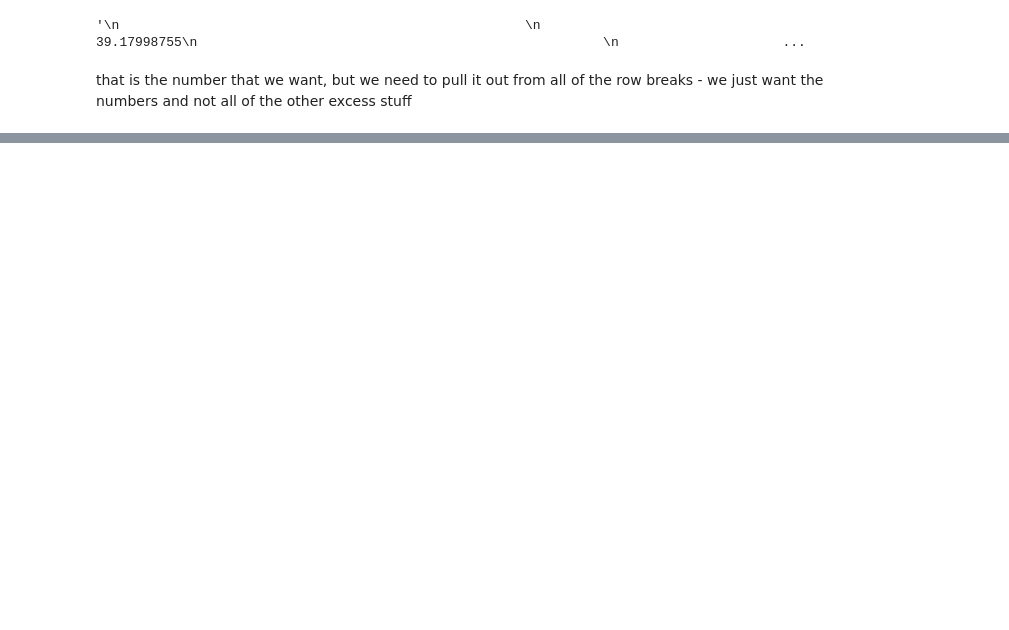
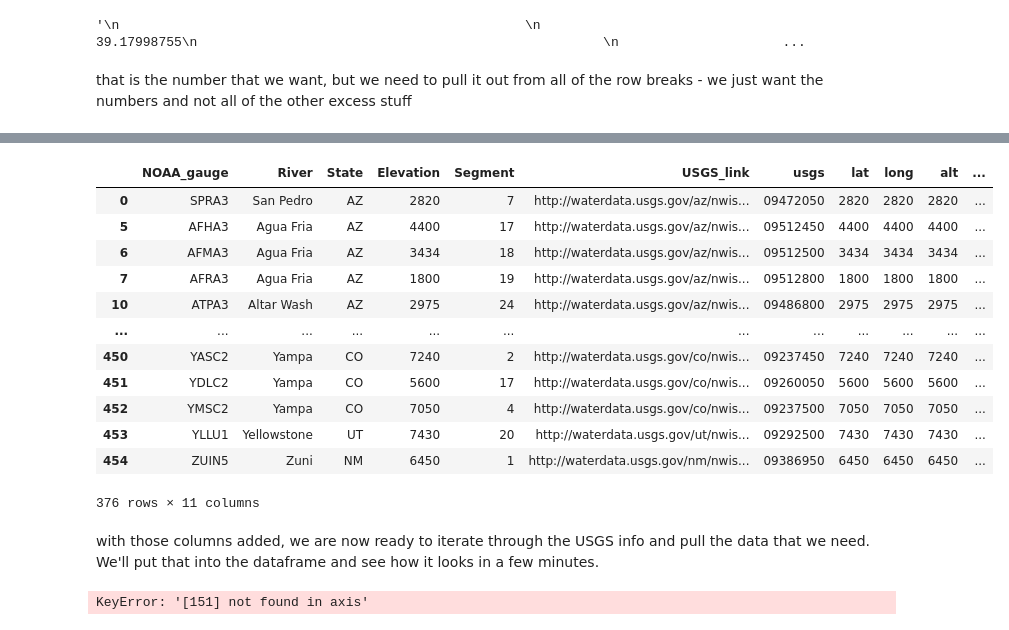
Before and after one commit to sjrekuc/rivermaps, a Jupyter notebook: future/USGS_details.ipynb, the cells around one changed output, grey strips where cells are left out. Drawn from its saved outputs; the diff is of its cells as text; code cells hidden in the pictures; blank space fills up the shorter version.

Commit message:
Add files via upload
almost completed version of USGS details. Extracts USGS details (lat, long, alt, basin) for each gage to be used in modeling.

```diff
--- a/future/USGS_details.ipynb
+++ b/future/USGS_details.ipynb
@@ -33,8 +34,8 @@ df.head()
 This is the list of potential features to use for predicting the water flow for the gauges
 # %%
 # load DF with the list of gauges that we would like to get predictions on
-df = pickle.load(open("USGS_missing.pkl", "rb"))
-df
+dfm = pickle.load(open("USGS_missing.pkl", "rb"))
+dfm
 # %% [output]
 |  | USGS |
 | 0 | 10140700 |
@@ -120,0 +188,7 @@ for row in rows_sum:
+# %%
+# switch columns from 0 to NaN
+import numpy as np
+df['usgs'].replace(to_replace=0, value=np.nan, inplace=True)
+# %%
+df.dropna(subset=['usgs'], inplace=True)
+df
@@ -120,0 +209,28 @@ for row in rows_sum:
+# %%
+# create new columns in DF
+df['lat'] = df['Elevation']
+df['long'] = df['Elevation']
+df['alt'] = df['Elevation']
+df['basin'] = df['usgs']
+df
+# %% [output]
+|  | NOAA_gauge | River | State | Elevation | Segment | USGS_link | usgs | lat | long | alt | ... |
+| 0 | SPRA3 | San Pedro | AZ | 2820 | 7 | http://waterdata.usgs.gov/az/nwis... | 09472050 | 2820 | 2820 | 2820 | ... |
+| 5 | AFHA3 | Agua Fria | AZ | 4400 | 17 | http://waterdata.usgs.gov/az/nwis... | 09512450 | 4400 | 4400 | 4400 | ... |
+| 6 | AFMA3 | Agua Fria | AZ | 3434 | 18 | http://waterdata.usgs.gov/az/nwis... | 09512500 | 3434 | 3434 | 3434 | ... |
+| 7 | AFRA3 | Agua Fria | AZ | 1800 | 19 | http://waterdata.usgs.gov/az/nwis... | 09512800 | 1800 | 1800 | 1800 | ... |
+| 10 | ATPA3 | Altar Wash | AZ | 2975 | 24 | http://waterdata.usgs.gov/az/nwis... | 09486800 | 2975 | 2975 | 2975 | ... |
+| ... | ... | ... | ... | ... | ... | ... | ... | ... | ... | ... | ... |
+| 450 | YASC2 | Yampa | CO | 7240 | 2 | http://waterdata.usgs.gov/co/nwis... | 09237450 | 7240 | 7240 | 7240 | ... |
+| 451 | YDLC2 | Yampa | CO | 5600 | 17 | http://waterdata.usgs.gov/co/nwis... | 09260050 | 5600 | 5600 | 5600 | ... |
+| 452 | YMSC2 | Yampa | CO | 7050 | 4 | http://waterdata.usgs.gov/co/nwis... | 09237500 | 7050 | 7050 | 7050 | ... |
+| 453 | YLLU1 | Yellowstone | UT | 7430 | 20 | http://waterdata.usgs.gov/ut/nwis... | 09292500 | 7430 | 7430 | 7430 | ... |
+| 454 | ZUIN5 | Zuni | NM | 6450 | 1 | http://waterdata.usgs.gov/nm/nwis... | 09386950 | 6450 | 6450 | 6450 | ... |
+376 rows × 11 columns
+# %% [markdown]
+with those columns added, we are now ready to iterate through the USGS info and pull the data that we need. We'll put that into the dataframe and see how it looks in a few minutes.
+# %%
+# found a missing page and will remove that gage from the DF
+df.drop(labels=151, axis=0, inplace=True) # Flamingo Creek near Las Vegas
+# %% [output]
+KeyError: '[151] not found in axis'
```
Also changed, not shown: parts of 43 cells of this notebook.
